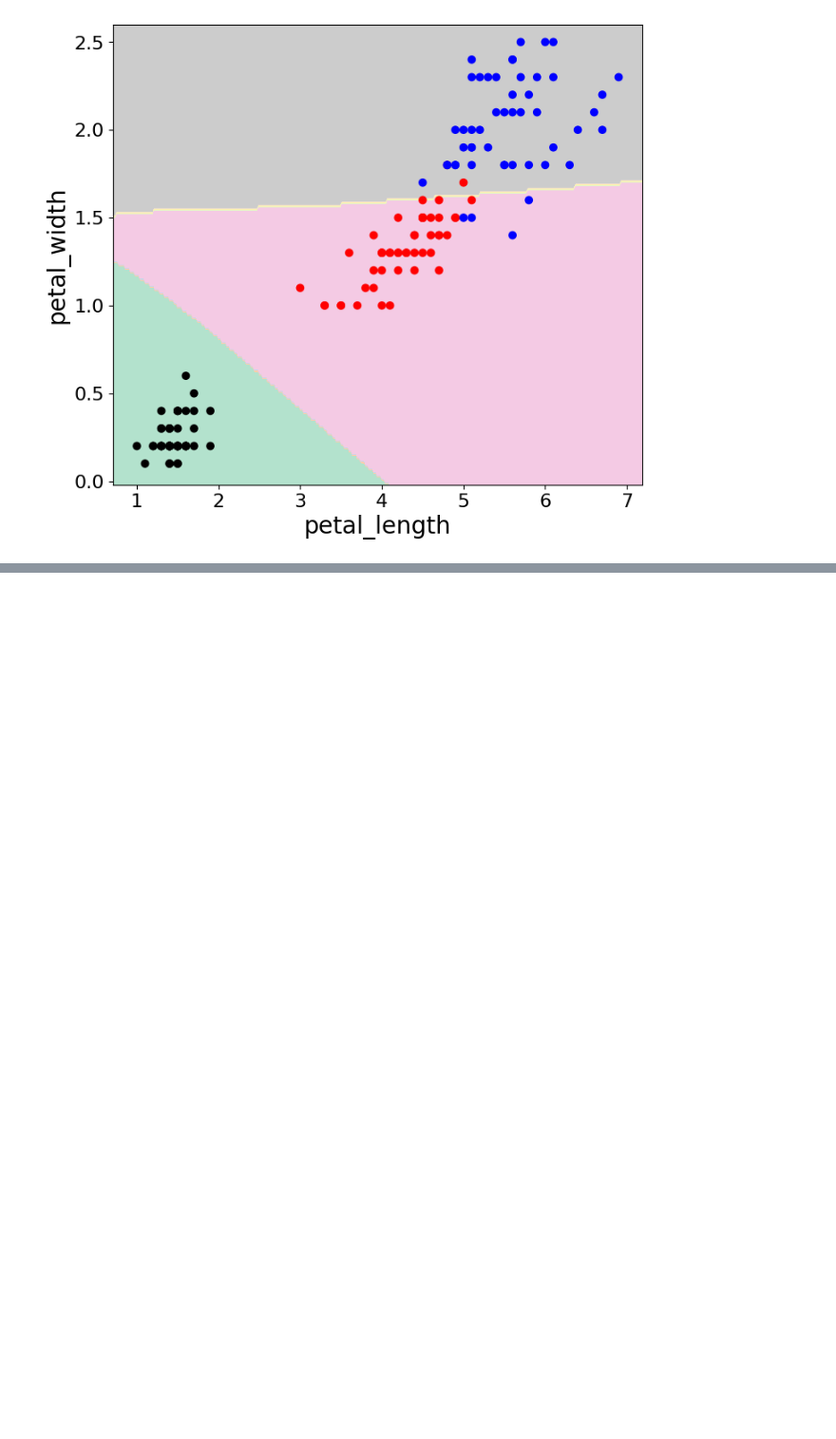
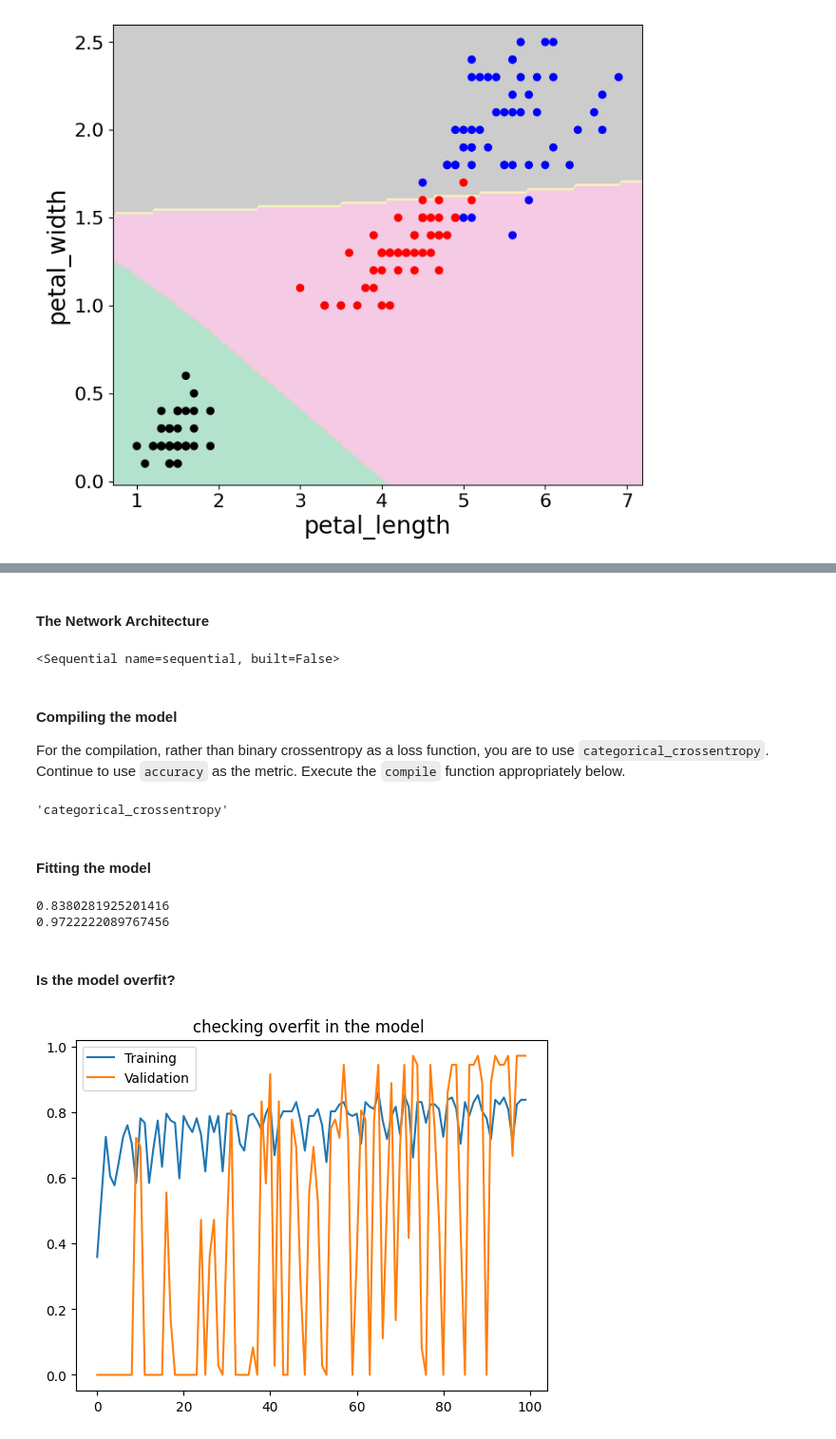
Before and after one commit to rezazamani2329/AIML-UC-Berkeley-Neural-Networks-1, a Jupyter notebook: neural_network1_UC_Berkelry_.ipynb, the cells around one changed output, grey strips where cells are left out. Shown at 95% size. Saved outputs shown, nothing was run; the diff lists cells and outputs as text; code cells hidden in the pictures; blank space fills up the shorter version.

```diff
--- a/neural_network1_UC_Berkelry_.ipynb
+++ b/neural_network1_UC_Berkelry_.ipynb
@@ -641,0 +724,60 @@ plot_region_scatter(model)
+# %%
+y_ohe = to_categorical(y)
+# %% [markdown]
+#### The Network Architecture
+# %%
+
+tf.random.set_seed(42)
+model = Sequential([Dense(100, activation = 'relu'),
+                   Dense(3, activation = 'softmax')])
+
+
+### ANSWER CHECK
+print(model)
+# %% [output]
+<Sequential name=sequential, built=False>
+# %% [markdown]
+#### Compiling the model
+
+
+
+For the compilation, rather than binary crossentropy as a loss function, you are to use `categorical_crossentropy`.  Continue to use `accuracy` as the metric.  Execute the `compile` function appropriately below.
+# %%
+
+tf.random.set_seed(42)
+model.compile(loss = 'categorical_crossentropy', metrics = ['accuracy'])
+
+
+###  CHECK
+model.loss
+# %% [output]
+'categorical_crossentropy'
+# %% [markdown]
+#### Fitting the model
+# %%
+
+tf.random.set_seed(42)
+history = model.fit(X, y_ohe, validation_split=0.2, epochs = 100, verbose = 0)
+
+
+###  CHECK
+print(history.history['accuracy'][-1])
+print(history.history['val_accuracy'][-1])
+# %% [output]
+0.8380281925201416
+0.9722222089767456
+# %% [markdown]
+#### Is the model overfit?
+# %%
+
+accuracies = history.history['accuracy']
+validation_accuracies = history.history['val_accuracy']
+
+
+## Uncomment to visualize
+plt.plot(accuracies, label = 'Training')
+plt.plot(validation_accuracies, label = 'Validation')
+plt.title ('checking overfit in the model ')
+plt.legend();
+# %% [output]
+[figure, added]
```
Also changed, not shown: parts of 14 cells of this notebook.
